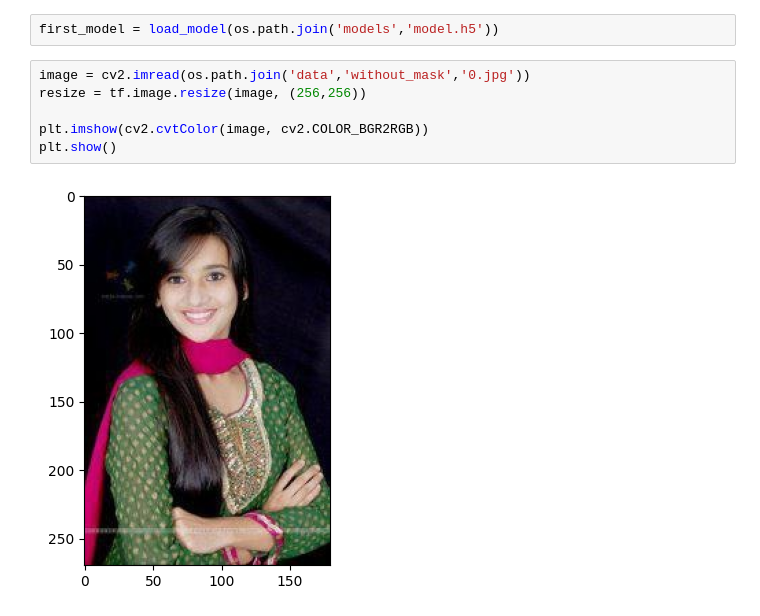
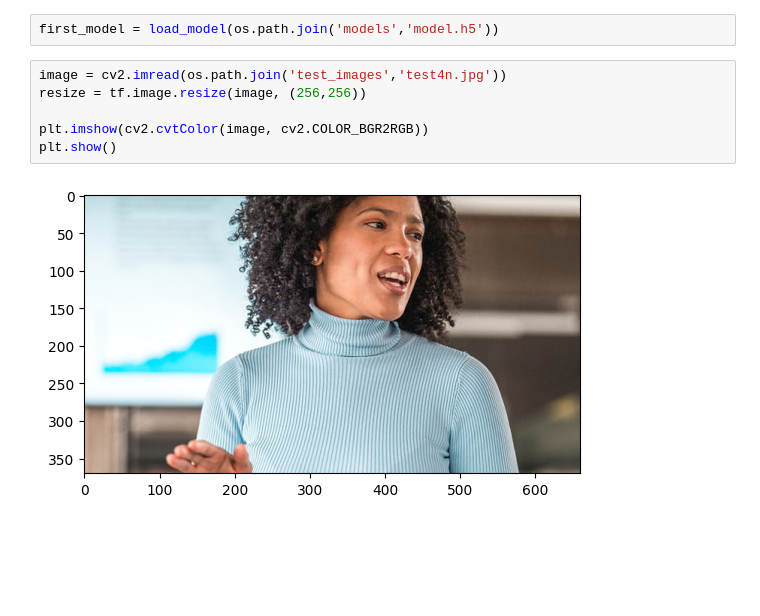
Before and after one commit to SouryaSparks/facemaskrecognitionv1, a Jupyter notebook: index.ipynb, the cells around one changed output. Saved outputs shown, nothing was run; the diff lists cells and outputs as text; blank space fills up the shorter version.

```diff
--- a/index.ipynb
+++ b/index.ipynb
@@ -136,13 +136,13 @@ import os
 # %%
 first_model = load_model(os.path.join('models','model.h5'))
 # %%
-image = cv2.imread(os.path.join('data','without_mask','0.jpg'))
+image = cv2.imread(os.path.join('test_images','test4n.jpg'))
 resize = tf.image.resize(image, (256,256))
 
 plt.imshow(cv2.cvtColor(image, cv2.COLOR_BGR2RGB))
 plt.show()
 # %% [output]
-[figure, old version]
+[figure, new version]
 # %%
 yhat = model.predict(np.expand_dims((resize/255), 0))
 # %% [output]
```
Also changed, not shown: parts of 11 cells of this notebook.
